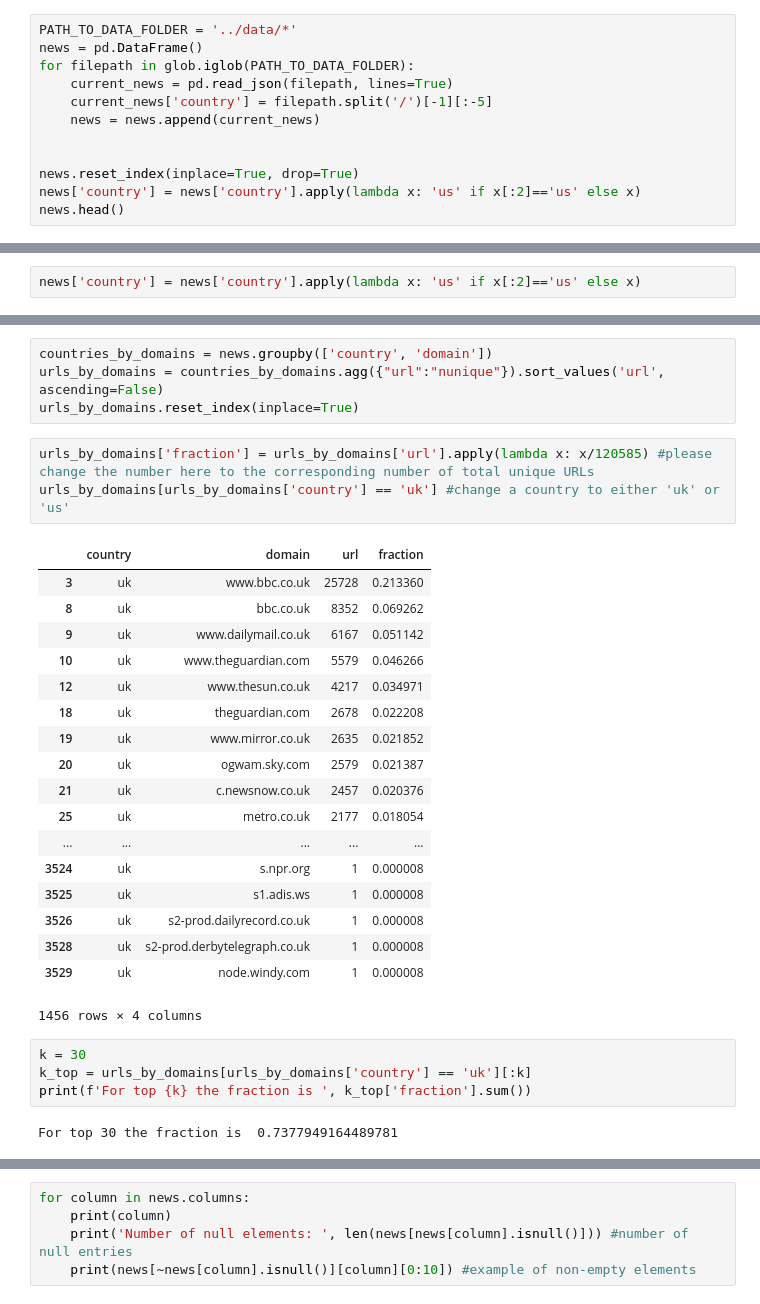
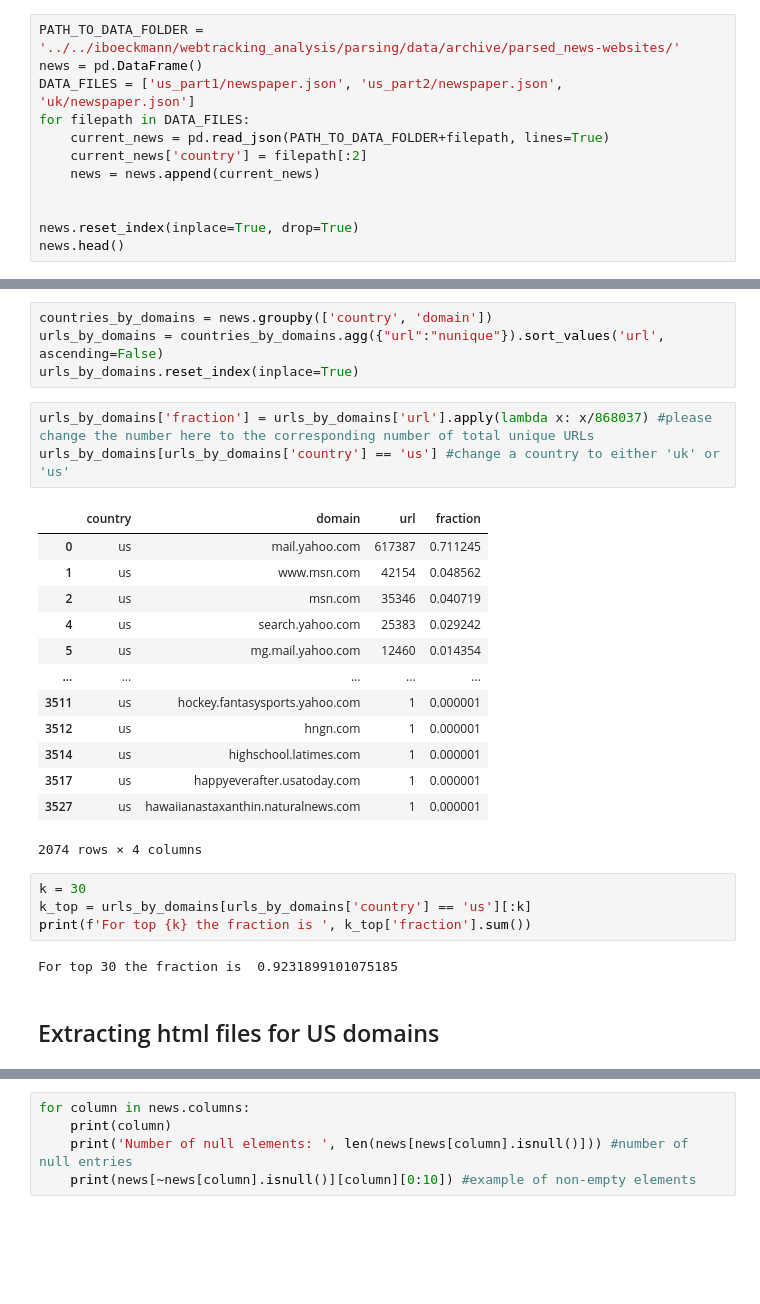
Before and after one commit to gesiscss/media_frames, a Jupyter notebook: 1.Data_Analysis.ipynb, the cells around one changed output, grey strips where cells are left out. Drawn from its saved outputs; the diff is of its cells as text; blank space fills up the shorter version.

```diff
--- a/1.Data_Analysis.ipynb
+++ b/1.Data_Analysis.ipynb
@@ -9,15 +9,15 @@ And the html files are at http://194.95.75.11/home/iboeckmann/webtracking_analys
 import pandas as pd
 import glob
 # %%
-PATH_TO_DATA_FOLDER = '../data/*'
+PATH_TO_DATA_FOLDER = '../../iboeckmann/webtracking_analysis/parsing/data/archive/parsed_news-websites/'
 news = pd.DataFrame()
-for filepath in glob.iglob(PATH_TO_DATA_FOLDER):
-    current_news = pd.read_json(filepath, lines=True)
-    current_news['country'] = filepath.split('/')[-1][:-5]
+DATA_FILES = ['us_part1/newspaper.json', 'us_part2/newspaper.json', 'uk/newspaper.json']
+for filepath in DATA_FILES:
+    current_news = pd.read_json(PATH_TO_DATA_FOLDER+filepath, lines=True)
+    current_news['country'] = filepath[:2]
     news = news.append(current_news)
 
 
 news.reset_index(inplace=True, drop=True)
-news['country'] = news['country'].apply(lambda x: 'us' if x[:2]=='us' else x)
 news.head()
 # %% [output]
@@ -30,5 +30,3 @@ news.head()
-# %%
-news['country'] = news['country'].apply(lambda x: 'us' if x[:2]=='us' else x)
 # %%
 print('The number of unique URLs and domains  per country:')
 news['domain'] = news['url'].apply(lambda x: x.split('/')[0])
@@ -45,30 +43,27 @@ countries_by_domains = news.groupby(['country', 'domain'])
 urls_by_domains = countries_by_domains.agg({"url":"nunique"}).sort_values('url', ascending=False)
 urls_by_domains.reset_index(inplace=True)
 # %%
-urls_by_domains['fraction'] = urls_by_domains['url'].apply(lambda x: x/120585) #please change the number here to the corresponding number of total unique URLs
-urls_by_domains[urls_by_domains['country'] == 'uk'] #change a country to either 'uk' or 'us'
+urls_by_domains['fraction'] = urls_by_domains['url'].apply(lambda x: x/868037) #please change the number here to the corresponding number of total unique URLs
+urls_by_domains[urls_by_domains['country'] == 'us'] #change a country to either 'uk' or 'us'
 # %% [output]
 |  | country | domain | url | fraction |
-| 3 | uk | www.bbc.co.uk | 25728 | 0.213360 |
-| 8 | uk | bbc.co.uk | 8352 | 0.069262 |
-| 9 | uk | www.dailymail.co.uk | 6167 | 0.051142 |
-| 10 | uk | www.theguardian.com | 5579 | 0.046266 |
-| 12 | uk | www.thesun.co.uk | 4217 | 0.034971 |
-| 18 | uk | theguardian.com | 2678 | 0.022208 |
-| 19 | uk | www.mirror.co.uk | 2635 | 0.021852 |
-| 20 | uk | ogwam.sky.com | 2579 | 0.021387 |
-| 21 | uk | c.newsnow.co.uk | 2457 | 0.020376 |
-| 25 | uk | metro.co.uk | 2177 | 0.018054 |
+| 0 | us | mail.yahoo.com | 617387 | 0.711245 |
+| 1 | us | www.msn.com | 42154 | 0.048562 |
+| 2 | us | msn.com | 35346 | 0.040719 |
+| 4 | us | search.yahoo.com | 25383 | 0.029242 |
+| 5 | us | mg.mail.yahoo.com | 12460 | 0.014354 |
 | ... | ... | ... | ... | ... |
-| 3524 | uk | s.npr.org | 1 | 0.000008 |
-| 3525 | uk | s1.adis.ws | 1 | 0.000008 |
-| 3526 | uk | s2-prod.dailyrecord.co.uk | 1 | 0.000008 |
-| 3528 | uk | s2-prod.derbytelegraph.co.uk | 1 | 0.000008 |
-| 3529 | uk | node.windy.com | 1 | 0.000008 |
+| 3511 | us | hockey.fantasysports.yahoo.com | 1 | 0.000001 |
+| 3512 | us | hngn.com | 1 | 0.000001 |
+| 3514 | us | highschool.latimes.com | 1 | 0.000001 |
+| 3517 | us | happyeverafter.usatoday.com | 1 | 0.000001 |
+| 3527 | us | hawaiianastaxanthin.naturalnews.com | 1 | 0.000001 |
-1456 rows × 4 columns
+2074 rows × 4 columns
 # %%
 k = 30
-k_top = urls_by_domains[urls_by_domains['country'] == 'uk'][:k]
+k_top = urls_by_domains[urls_by_domains['country'] == 'us'][:k]
 print(f'For top {k} the fraction is ', k_top['fraction'].sum())
 # %% [output]
-For top 30 the fraction is  0.7377949164489781
+For top 30 the fraction is  0.9231899101075185
+# %% [markdown]
+## Extracting html files for US domains
```
Also changed, not shown: parts of 4 cells of this notebook.
